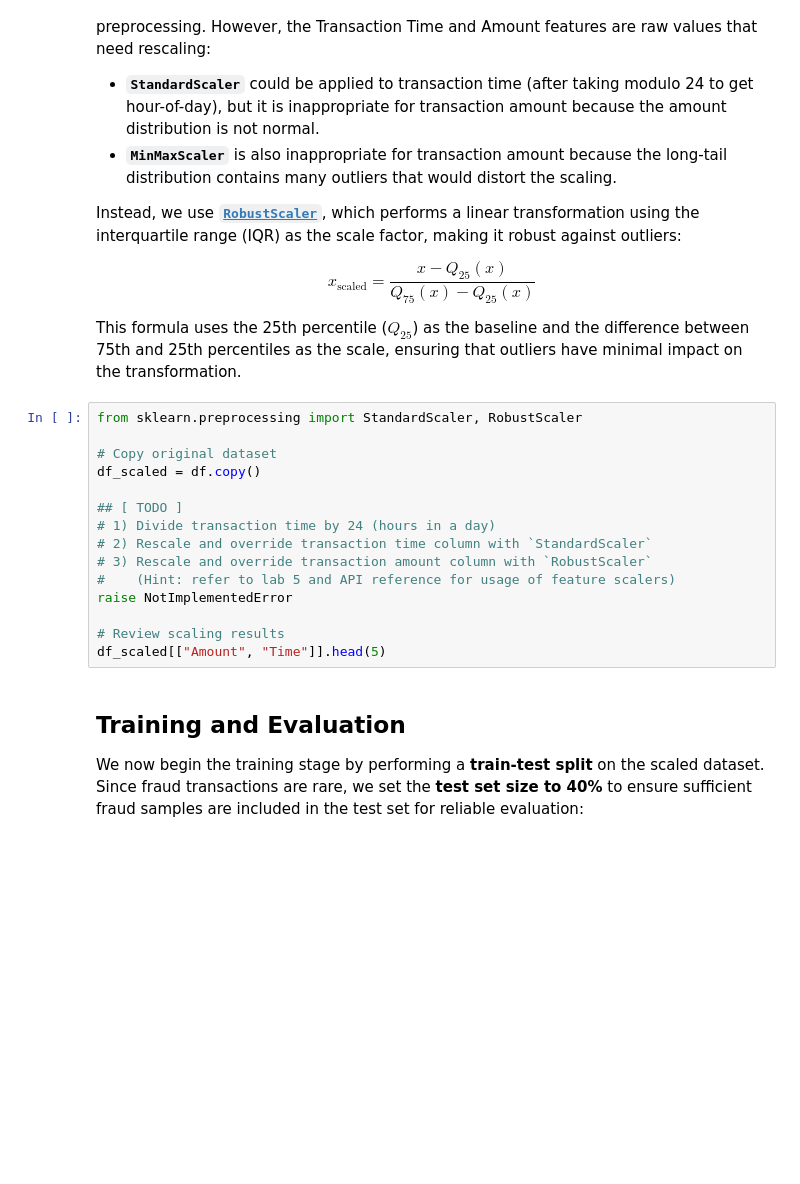
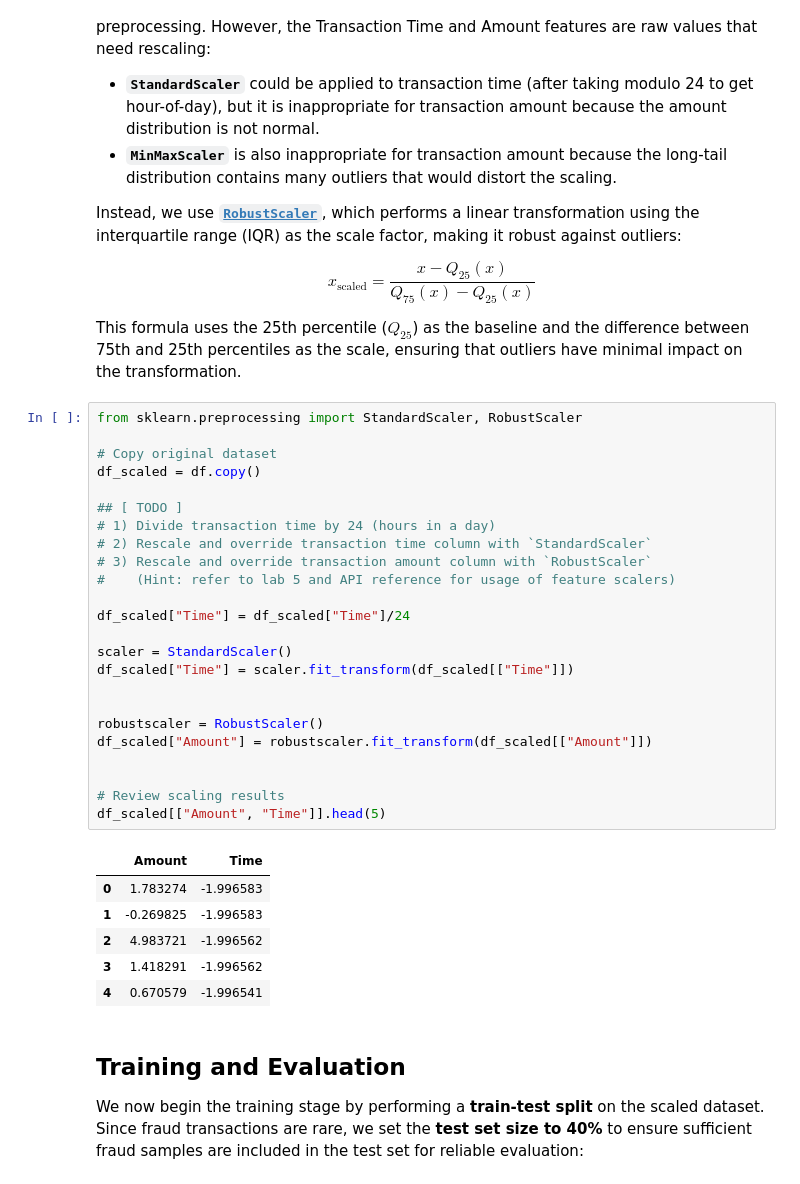
Before and after one commit to connor735/-MachineLearningCourse, a Jupyter notebook: Lab5/lab_5_student_20260209.ipynb, the cells around one changed output. Drawn from its saved outputs; the diff is of its cells as text; blank space fills up the shorter version.

```diff
--- a/Lab5/lab_5_student_20260209.ipynb
+++ b/Lab5/lab_5_student_20260209.ipynb
@@ -285,18 +285,34 @@ This formula uses the 25th percentile ($Q_{25}$) as the baseline and the differe
 # %%
 from sklearn.preprocessing import StandardScaler, RobustScaler
 
 # Copy original dataset
 df_scaled = df.copy()
 
 ## [ TODO ]
 # 1) Divide transaction time by 24 (hours in a day)
 # 2) Rescale and override transaction time column with `StandardScaler`
 # 3) Rescale and override transaction amount column with `RobustScaler`
 #    (Hint: refer to lab 5 and API reference for usage of feature scalers)
-raise NotImplementedError
+
+df_scaled["Time"] = df_scaled["Time"]/24
+
+scaler = StandardScaler()
+df_scaled["Time"] = scaler.fit_transform(df_scaled[["Time"]])
+
+
+robustscaler = RobustScaler()
+df_scaled["Amount"] = robustscaler.fit_transform(df_scaled[["Amount"]])
+
 
 # Review scaling results
 df_scaled[["Amount", "Time"]].head(5)
+# %% [output]
+|  | Amount | Time |
+| 0 | 1.783274 | -1.996583 |
+| 1 | -0.269825 | -1.996583 |
+| 2 | 4.983721 | -1.996562 |
+| 3 | 1.418291 | -1.996562 |
+| 4 | 0.670579 | -1.996541 |
 # %% [markdown]
 ## Training and Evaluation
 
```
Also changed, not shown: parts of 4 cells of this notebook.
